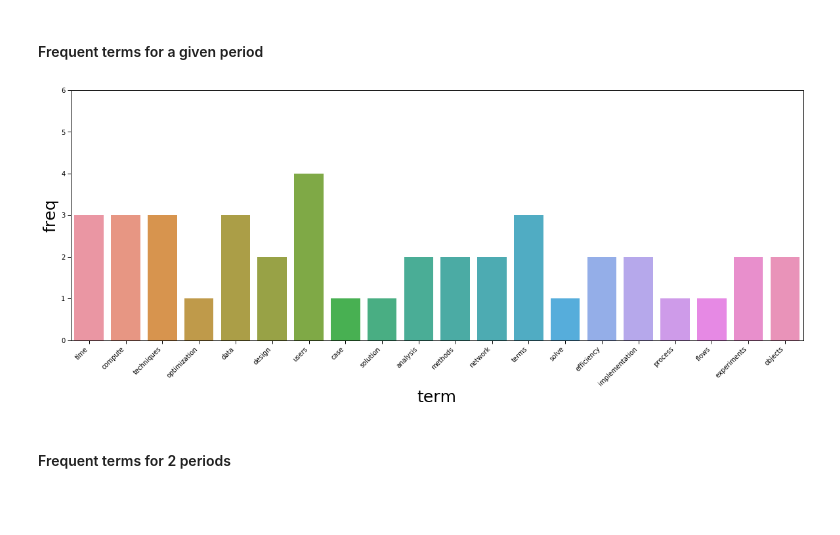
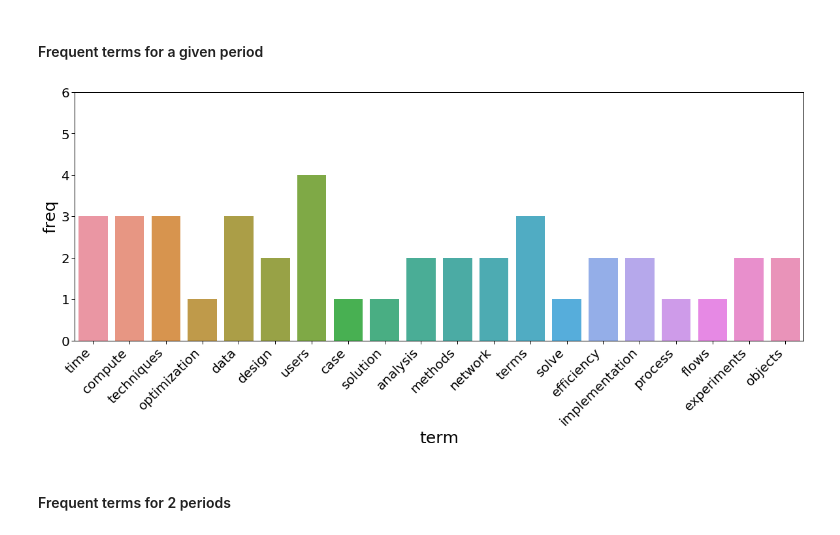
Before and after one commit to LI-Ke/PLDAC2020_Pivot_Graph_Exploration, a Jupyter notebook: Demo_Labels.ipynb, the cells around one changed output. Cells and saved outputs as stored; diff of their text form; code cells hidden in the pictures; blank space fills up the shorter version.

```diff
--- a/Demo_Labels.ipynb
+++ b/Demo_Labels.ipynb
@@ -144,35 +144,35 @@ labelPerPeriod.createOrReplaceTempView("labelPerPeriod")
 
 STARTING_YEAR = 2010
 
 TOPPLOT = 20
 
 period = str(STARTING_YEAR) + '-' + str(STARTING_YEAR+2)
 
 labelOnePeriod = spark.sql(f"""
 select term, freq
 from labelPerPeriod
 where period = '{period}'
 order by rank
 """)
 # labelOnePeriod.show()
 
 p = labelOnePeriod.toPandas()
 # p.head(2)
 
 sns.set_context("paper", rc={"axes.labelsize":25})
 plt.figure(figsize=(20,7))
 
 # set a fixed range for the y axis
 plt.ylim(0,6)
 
 ax = sns.barplot(x="term", y="freq",  data=p[:TOPPLOT])
 
 # size of values on axes
-ax.tick_params(labelsize=10)
+ax.tick_params(labelsize=20)
 
 ax.set_xticklabels(ax.get_xticklabels(), rotation=45, horizontalalignment='right');
 # %% [output]
-[figure, old version]
+[figure, new version]
 # %% [markdown]
 #### Frequent terms for 2 periods
 # %%
```
Also changed, not shown: parts of 5 cells of this notebook.
